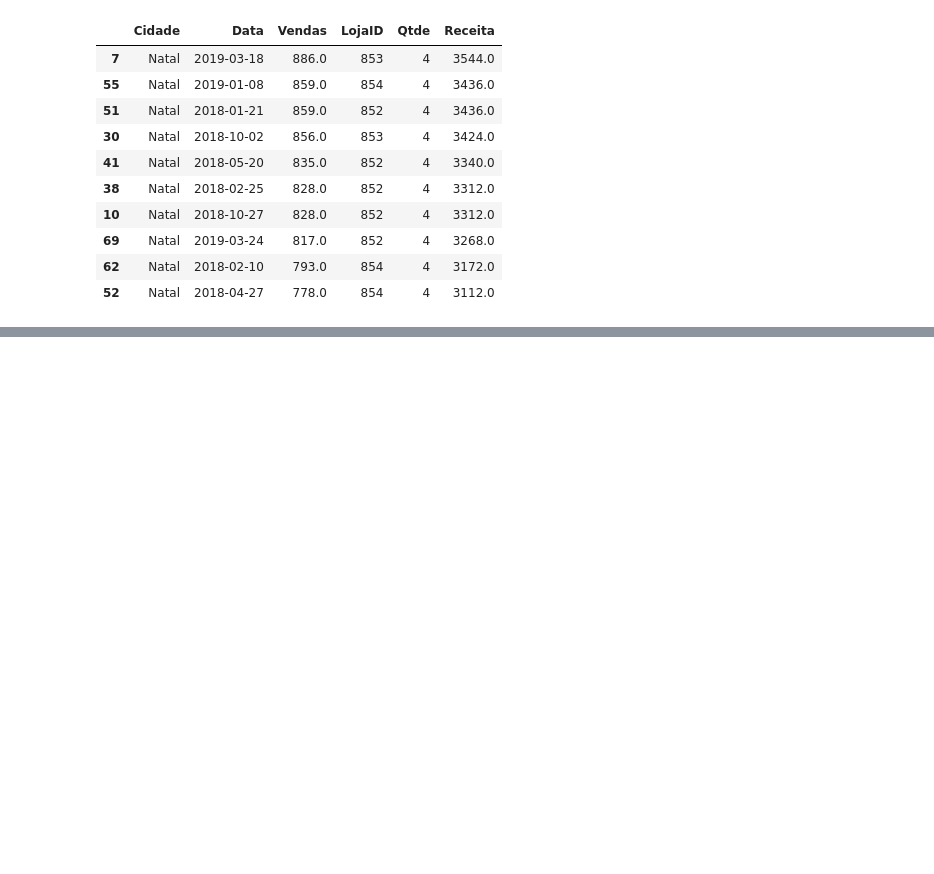
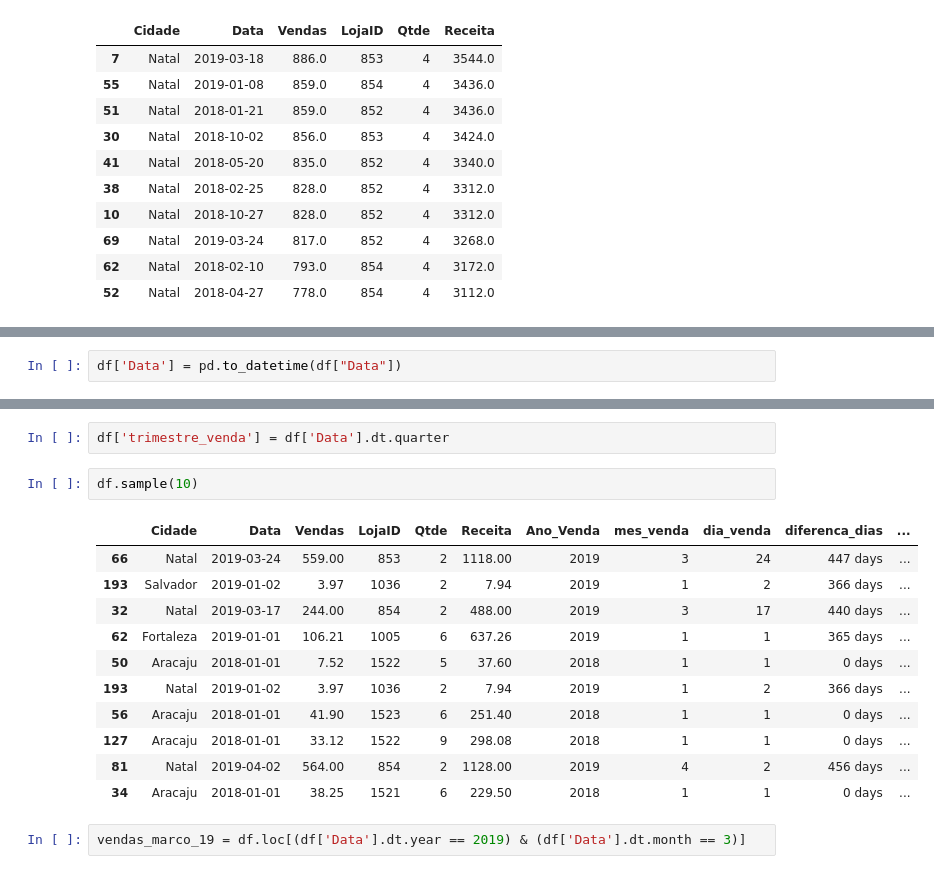
Before and after one commit to JosenildoVicente/analise-de-dados-com-python-e-pandas, a Jupyter notebook: analise_dio.ipynb, the cells around one changed output, grey strips where cells are left out. Drawn from its saved outputs; the diff is of its cells as text; blank space fills up the shorter version.

```diff
--- a/analise_dio.ipynb
+++ b/analise_dio.ipynb
@@ -477,0 +492,2 @@ df.sort_values('Receita',ascending=False).head(10)
+# %%
+df['Data'] = pd.to_datetime(df["Data"])
@@ -477,0 +547,18 @@ df.sort_values('Receita',ascending=False).head(10)
+# %%
+df['trimestre_venda'] = df['Data'].dt.quarter
+# %%
+df.sample(10)
+# %% [output]
+|  | Cidade | Data | Vendas | LojaID | Qtde | Receita | Ano_Venda | mes_venda | dia_venda | diferenca_dias | ... |
+| 66 | Natal | 2019-03-24 | 559.00 | 853 | 2 | 1118.00 | 2019 | 3 | 24 | 447 days | ... |
+| 193 | Salvador | 2019-01-02 | 3.97 | 1036 | 2 | 7.94 | 2019 | 1 | 2 | 366 days | ... |
+| 32 | Natal | 2019-03-17 | 244.00 | 854 | 2 | 488.00 | 2019 | 3 | 17 | 440 days | ... |
+| 62 | Fortaleza | 2019-01-01 | 106.21 | 1005 | 6 | 637.26 | 2019 | 1 | 1 | 365 days | ... |
+| 50 | Aracaju | 2018-01-01 | 7.52 | 1522 | 5 | 37.60 | 2018 | 1 | 1 | 0 days | ... |
+| 193 | Natal | 2019-01-02 | 3.97 | 1036 | 2 | 7.94 | 2019 | 1 | 2 | 366 days | ... |
+| 56 | Aracaju | 2018-01-01 | 41.90 | 1523 | 6 | 251.40 | 2018 | 1 | 1 | 0 days | ... |
+| 127 | Aracaju | 2018-01-01 | 33.12 | 1522 | 9 | 298.08 | 2018 | 1 | 1 | 0 days | ... |
+| 81 | Natal | 2019-04-02 | 564.00 | 854 | 2 | 1128.00 | 2019 | 4 | 2 | 456 days | ... |
+| 34 | Aracaju | 2018-01-01 | 38.25 | 1521 | 6 | 229.50 | 2018 | 1 | 1 | 0 days | ... |
+# %%
+vendas_marco_19 = df.loc[(df['Data'].dt.year == 2019) & (df['Data'].dt.month == 3)]
```
Also changed, not shown: parts of 13 cells of this notebook.
